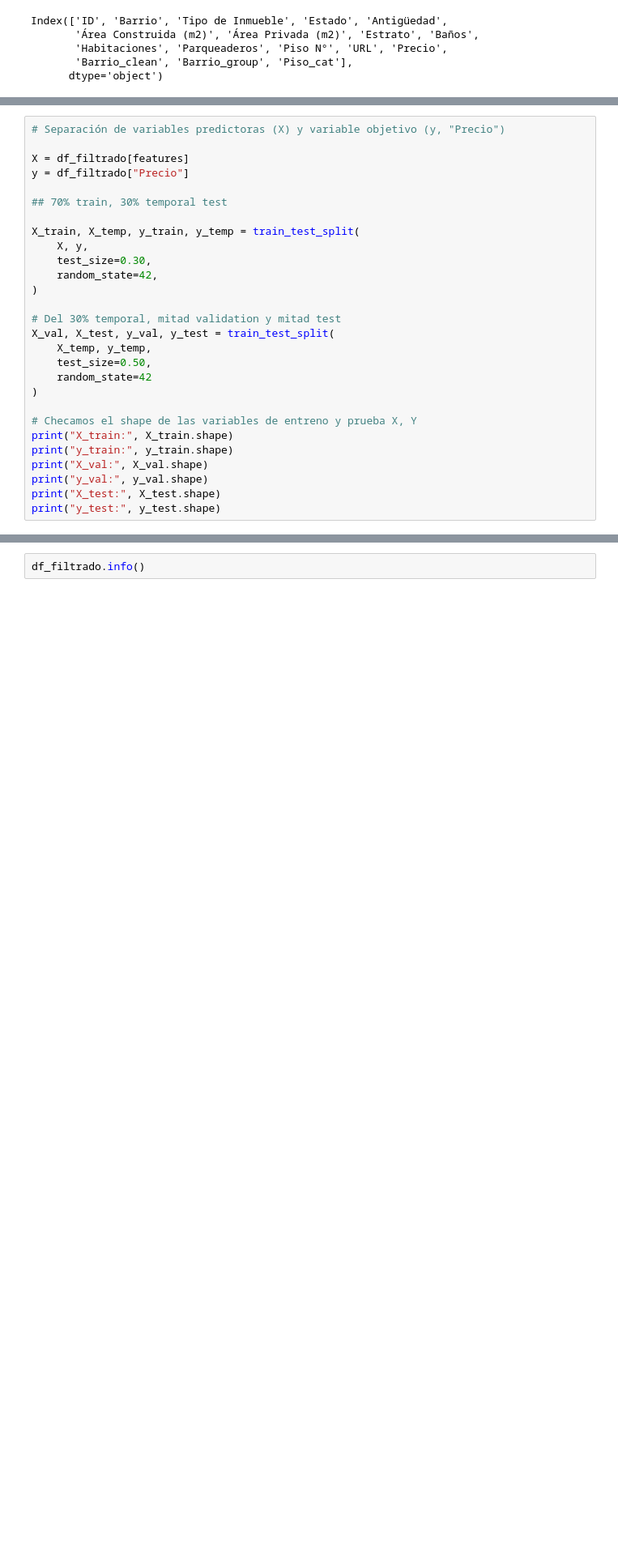
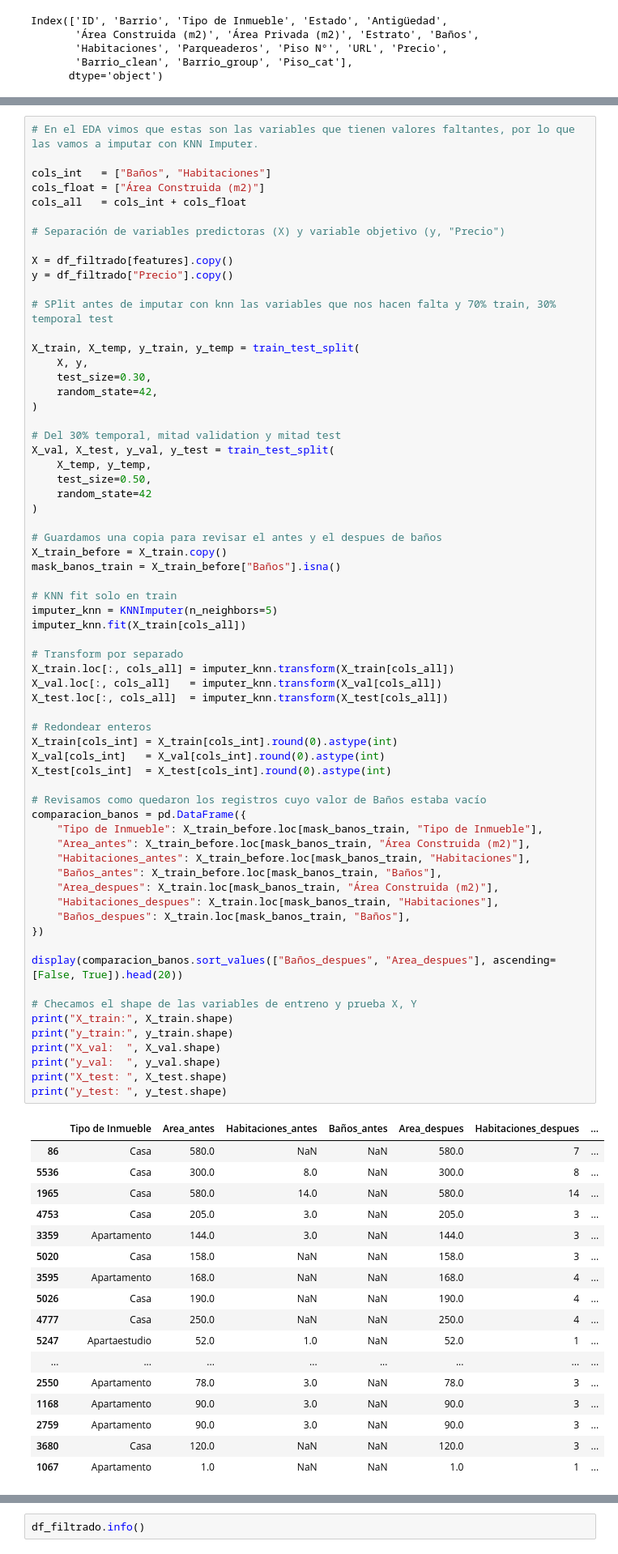
Before and after one commit to EloisaCB43/Proyecto2_ML, a Jupyter notebook: notebooks/train_mlflow_optuna.ipynb, the cells around one changed output, grey strips where cells are left out. Shown at 81% size. Cells and saved outputs as stored; diff of their text form; blank space fills up the shorter version.

```diff
--- a/notebooks/train_mlflow_optuna.ipynb
+++ b/notebooks/train_mlflow_optuna.ipynb
@@ -92,33 +89,87 @@ categorical_features = [
 
 features = numeric_features + categorical_features
 # %%
+# En el EDA vimos que estas son las variables que tienen valores faltantes, por lo que las vamos a imputar con KNN Imputer.
+
+cols_int   = ["Baños", "Habitaciones"]
+cols_float = ["Área Construida (m2)"]
+cols_all   = cols_int + cols_float
+
 # Separación de variables predictoras (X) y variable objetivo (y, "Precio")
 
-X = df_filtrado[features]
-y = df_filtrado["Precio"]
+X = df_filtrado[features].copy()
+y = df_filtrado["Precio"].copy()
 
-## 70% train, 30% temporal test
+# SPlit antes de imputar con knn las variables que nos hacen falta y 70% train, 30% temporal test
 
 X_train, X_temp, y_train, y_temp = train_test_split(
     X, y,
     test_size=0.30,
     random_state=42,
 )
 
 # Del 30% temporal, mitad validation y mitad test
 X_val, X_test, y_val, y_test = train_test_split(
     X_temp, y_temp,
     test_size=0.50,
     random_state=42
 )
 
+# Guardamos una copia para revisar el antes y el despues de baños
+X_train_before = X_train.copy()
+mask_banos_train = X_train_before["Baños"].isna()
+
+# KNN fit solo en train
+imputer_knn = KNNImputer(n_neighbors=5)
+imputer_knn.fit(X_train[cols_all])
+
+# Transform por separado
+X_train.loc[:, cols_all] = imputer_knn.transform(X_train[cols_all])
+X_val.loc[:, cols_all]   = imputer_knn.transform(X_val[cols_all])
+X_test.loc[:, cols_all]  = imputer_knn.transform(X_test[cols_all])
+
+# Redondear enteros
+X_train[cols_int] = X_train[cols_int].round(0).astype(int)
+X_val[cols_int]   = X_val[cols_int].round(0).astype(int)
+X_test[cols_int]  = X_test[cols_int].round(0).astype(int)
+
+# Revisamos como quedaron los registros cuyo valor de Baños estaba vacío
+comparacion_banos = pd.DataFrame({
+    "Tipo de Inmueble": X_train_before.loc[mask_banos_train, "Tipo de Inmueble"],
+    "Area_antes": X_train_before.loc[mask_banos_train, "Área Construida (m2)"],
+    "Habitaciones_antes": X_train_before.loc[mask_banos_train, "Habitaciones"],
+    "Baños_antes": X_train_before.loc[mask_banos_train, "Baños"],
+    "Area_despues": X_train.loc[mask_banos_train, "Área Construida (m2)"],
+    "Habitaciones_despues": X_train.loc[mask_banos_train, "Habitaciones"],
+    "Baños_despues": X_train.loc[mask_banos_train, "Baños"],
+})
+
+display(comparacion_banos.sort_values(["Baños_despues", "Area_despues"], ascending=[False, True]).head(20))
+
 # Checamos el shape de las variables de entreno y prueba X, Y
 print("X_train:", X_train.shape)
 print("y_train:", y_train.shape)
-print("X_val:", X_val.shape)
-print("y_val:", y_val.shape)
-print("X_test:", X_test.shape)
-print("y_test:", y_test.shape)
+print("X_val:  ", X_val.shape)
+print("y_val:  ", y_val.shape)
+print("X_test: ", X_test.shape)
+print("y_test: ", y_test.shape)
 # %% [output]
+|  | Tipo de Inmueble | Area_antes | Habitaciones_antes | Baños_antes | Area_despues | Habitaciones_despues | ... |
+| 86 | Casa | 580.0 | NaN | NaN | 580.0 | 7 | ... |
+| 5536 | Casa | 300.0 | 8.0 | NaN | 300.0 | 8 | ... |
+| 1965 | Casa | 580.0 | 14.0 | NaN | 580.0 | 14 | ... |
+| 4753 | Casa | 205.0 | 3.0 | NaN | 205.0 | 3 | ... |
+| 3359 | Apartamento | 144.0 | 3.0 | NaN | 144.0 | 3 | ... |
+| 5020 | Casa | 158.0 | NaN | NaN | 158.0 | 3 | ... |
+| 3595 | Apartamento | 168.0 | NaN | NaN | 168.0 | 4 | ... |
+| 5026 | Casa | 190.0 | NaN | NaN | 190.0 | 4 | ... |
+| 4777 | Casa | 250.0 | NaN | NaN | 250.0 | 4 | ... |
+| 5247 | Apartaestudio | 52.0 | 1.0 | NaN | 52.0 | 1 | ... |
+| ... | ... | ... | ... | ... | ... | ... | ... |
+| 2550 | Apartamento | 78.0 | 3.0 | NaN | 78.0 | 3 | ... |
+| 1168 | Apartamento | 90.0 | 3.0 | NaN | 90.0 | 3 | ... |
+| 2759 | Apartamento | 90.0 | 3.0 | NaN | 90.0 | 3 | ... |
+| 3680 | Casa | 120.0 | NaN | NaN | 120.0 | 3 | ... |
+| 1067 | Apartamento | 1.0 | NaN | NaN | 1.0 | 1 | ... |
 X_train: (3719, 10)
 y_train: (3719,)
```
Also changed, not shown: parts of 21 cells of this notebook, 5 other files.
